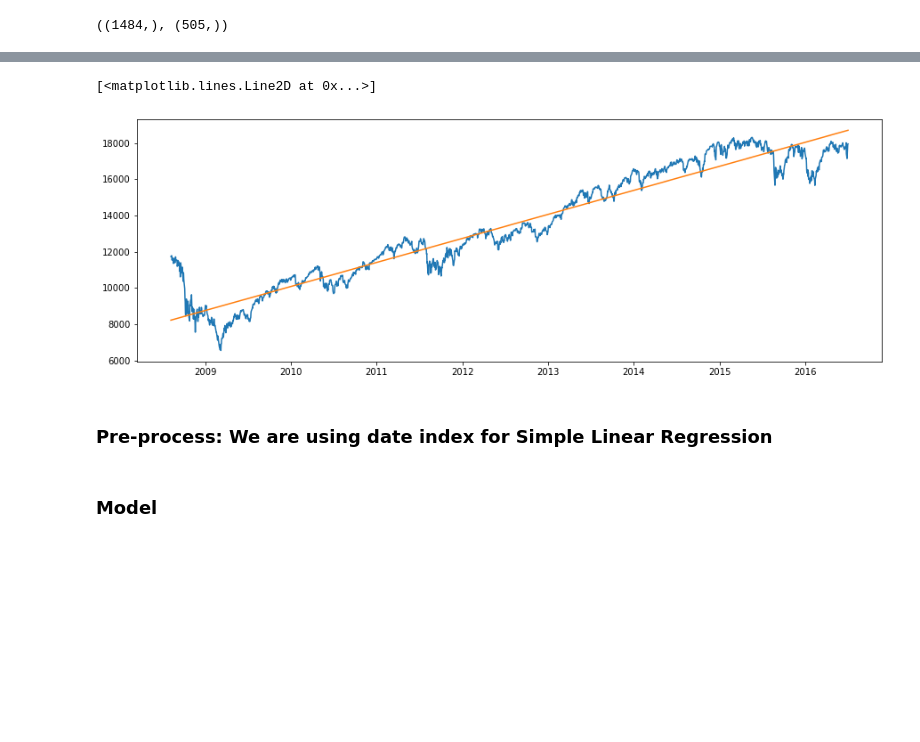
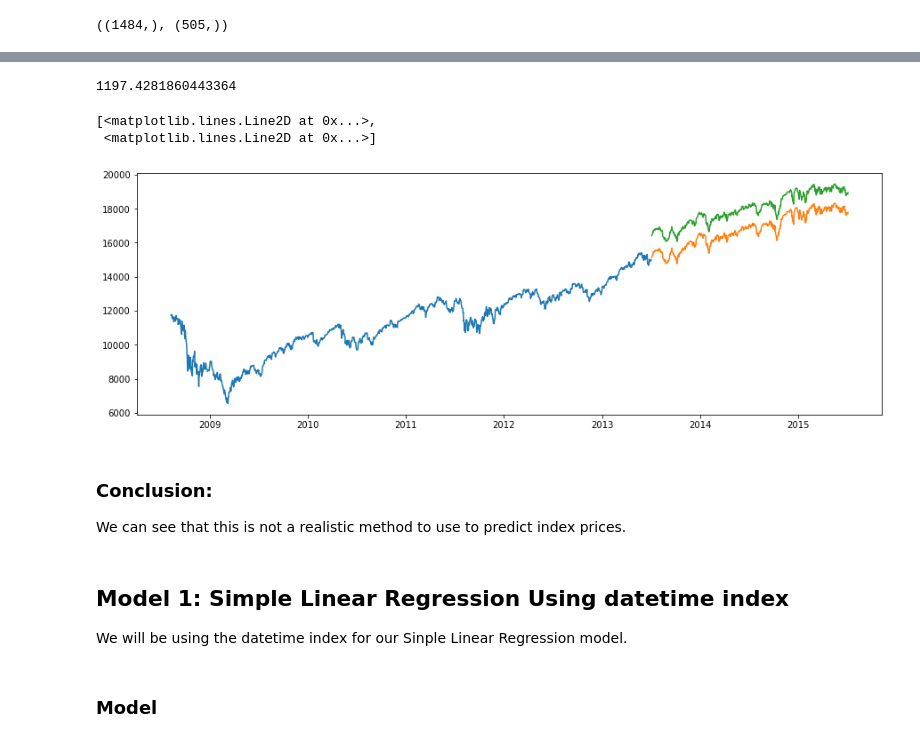
Before and after one commit to hayriizgi/Springboard, a Jupyter notebook: Capstone_2/02_Preprocessing_Training_Modeling_2_LR.ipynb, the cells around one changed output, grey strips where cells are left out. Drawn from its saved outputs; the diff is of its cells as text; code cells hidden in the pictures; blank space fills up the shorter version.

Commit message:
Second commit of Linear Regression model

```diff
--- a/Capstone_2/02_Preprocessing_Training_Modeling_2_LR.ipynb
+++ b/Capstone_2/02_Preprocessing_Training_Modeling_2_LR.ipynb
@@ -70,0 +52,14 @@ predictions = linreg.predict(X)
+# %%
+# I selected 250 days of shift of prices.
+df1 = dataset.copy()[['Adj Close']]
+df1['Prediction'] = df1[['Adj Close']].shift(-250) # dependent y column is basically prices shifted forwards
+df1.dropna(inplace=True)
+
+X = df1.drop(['Prediction'],1)
+y = df1['Prediction']
+
+X_train1 = X[:-505] # selected train/test split corresponds to 1484, 505 split (shown below)
+y_train1 = y[:-505]
+X_test1 = X[-505:]
+y_test1 = y[-505:]
+len(X_train1),len(y_train1), len(X_test1),len(y_test1)
@@ -71,12 +78,33 @@ predictions = linreg.predict(X)
+# %%
+# Build linear model to use lagged prices to predict future prices
+linreg1 = LinearRegression().fit(X_train1, y_train1)
+predictions1 = linreg1.predict(X_test1)
+# %%
+# Root mean square error
+rmse = np.sqrt(np.mean(np.power((np.array(y_test1)-np.array(predictions1)),2)))
+rmse
+# %% [output]
+1197.4281860443364
+# %%
+# Build a new dataset for the test data to plot the prediction result
+X_test_copy = X_test1.copy()
+X_test_copy['Prediction'] = predictions1
 # %%
+# Visualize the results
 plt.figure(figsize=(15,5))
-plt.plot(df2['Adj Close'])
-plt.plot(df2.index, predictions)
+plt.plot(X_train1)
+plt.plot(X_test_copy)
 # %% [output]
-[<matplotlib.lines.Line2D at 0x...>]
+[<matplotlib.lines.Line2D at 0x...>,
+ <matplotlib.lines.Line2D at 0x...>]
-[figure, old version]
+[figure, new version]
-# %% [markdown]
-### Pre-process: We are using date index for Simple Linear Regression
+# %% [markdown]
+### Conclusion:
+We can see that this is not a realistic method to use to predict index prices.
+# %% [markdown]
+## Model 1: Simple Linear Regression Using datetime index
+
+We will be using the datetime index for our Sinple Linear Regression model.
 # %%
 # We are using the toordinal() function that returns the Gregorian ordinal of a date to transform the Date index to an ordinal form for ML algorithms to process
 X_train=X_train.map(dt.datetime.toordinal)
```
Also changed, not shown: parts of 18 cells of this notebook.
